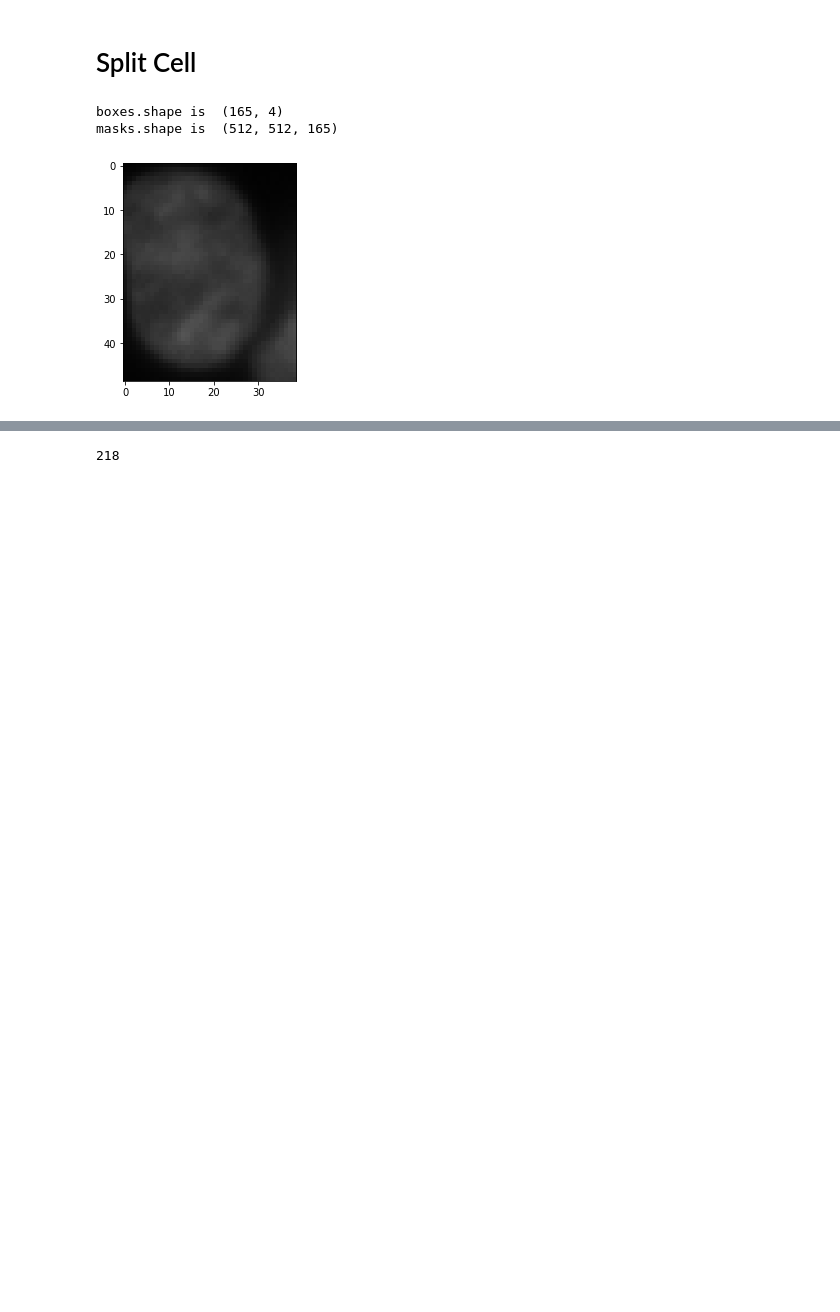
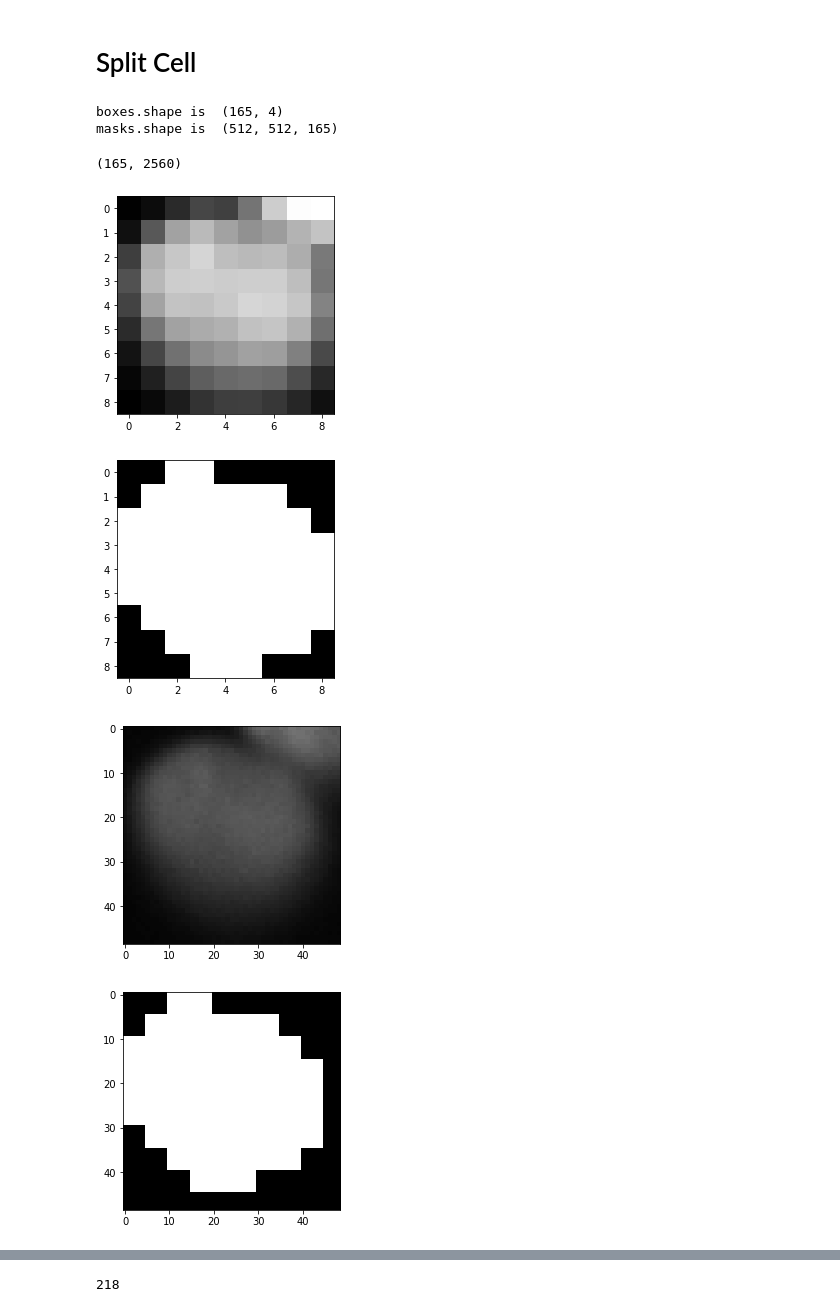
Before and after one commit to DDDog-WANG/NDAcquisition, a Jupyter notebook: Segmentation/MaskRCNN_testonly.ipynb, the cells around one changed output, grey strips where cells are left out. Cells and saved outputs as stored; diff of their text form; code cells hidden in the pictures; blank space fills up the shorter version.

```diff
--- a/Segmentation/MaskRCNN_testonly.ipynb
+++ b/Segmentation/MaskRCNN_testonly.ipynb
@@ -883,11 +883,54 @@ img_mask_all = np.array(img_mask_all)
 # %% [output]
 boxes.shape is  (165, 4)
 masks.shape is  (512, 512, 165)
-# %%
-#pick cell form whole image
-for i in range(3,4):
-    pic = img[box_all[i][0]:box_all[i][2], box_all[i][1]:box_all[i][3]]
-    plt.imshow(pic)
-    plt.show()
-# %% [output]
-[figure, removed]
+# %%
+new_shape=[2560,2560]
+top_size,bottom_size,left_size,right_size=0,0,0,0
+
+d,c = new_shape[0],img.shape[0]
+dd,cc = new_shape[1],img.shape[1]
+if c//d != c/d or cc//dd != cc/dd:
+    if c//d != c/d:
+        top_size,bottom_size = int(((c//d+1)*d-c)/2),int(((c//d+1)*d-c)/2)
+    if cc//dd != cc/dd:
+        left_size,right_size=int(((cc//dd+1)*d-cc)/2),int(((cc//dd+1)*dd-cc)/2)
+    print("top_size,bottom_size,left_size,right_size is ",top_size,bottom_size,left_size,right_size)
+    img=cv2.copyMakeBorder(img,top_size,bottom_size,left_size,right_size,cv2.BORDER_CONSTANT,value=(0,0,0))
+
+imgorigin = bin_ndarray(img[:,:,0]*1.2, new_shape=(512,512), operation='mean')
+# %%
+img_mask_all[:,:,i].shape
+# %% [output]
+(165, 2560)
+# %%
+#pick cell form whole image
+i=5
+pic = imgorigin[boxes[i][0]:boxes[i][2], boxes[i][1]:boxes[i][3]]
+plt.imshow(pic,cmap="gray")
+plt.show()
+
+pic = masks[:,:,i][boxes[i][0]:boxes[i][2], boxes[i][1]:boxes[i][3]]
+plt.imshow(pic,cmap="gray")
+plt.show()
+
+pic = img[box_all[i][0]:box_all[i][2], box_all[i][1]:box_all[i][3]]
+plt.imshow(pic*2,cmap="gray")
+plt.show()
+
+pic = img_mask_all[i,:,:][box_all[i][0]:box_all[i][2], box_all[i][1]:box_all[i][3]]
+plt.imshow(pic,cmap="gray")
+plt.show()
+
+
+pic = img[box_all[i][0]:box_all[i][2], box_all[i][1]:box_all[i][3]]*2
+mask = img_mask_all[i,:,:][box_all[i][0]:box_all[i][2], box_all[i][1]:box_all[i][3]]
+mask = cv2.merge([mask,mask,mask])
+pic_mask=np.multiply(pic,mask)
+pic_mask=pic_mask.astype(np.uint8)
+plt.imshow(pic_mask)
+plt.show()
+# %% [output]
+[figure, added]
+[figure, added]
+[figure, added]
+[figure, added]
```
Also changed, not shown: parts of 2 cells of this notebook, 14 other files.
